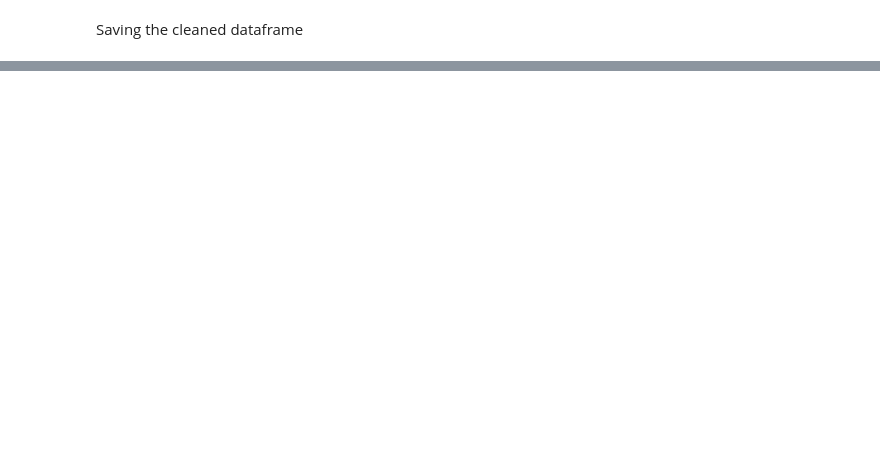
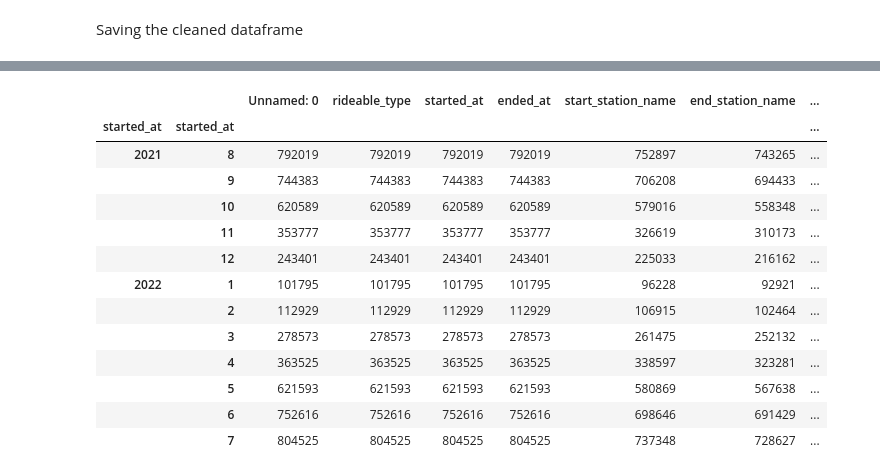
Before and after one commit to AlvaroValdelamar/Google-Data-Capstone-Project, a Jupyter notebook: src/main_script.ipynb, the cells around one changed output, grey strips where cells are left out. Saved outputs shown, nothing was run; the diff lists cells and outputs as text; code cells hidden in the pictures; blank space fills up the shorter version.

```diff
--- a/src/main_script.ipynb
+++ b/src/main_script.ipynb
@@ -542,0 +614,17 @@ It's worth nothing that we were able to identify 282k rows of Start Station name
+# %%
+trips_by_month_year.count()
+# %% [output]
+|  |  | Unnamed: 0 | rideable_type | started_at | ended_at | start_station_name | end_station_name | ... |
+| started_at | started_at |  |  |  |  |  |  | ... |
+| 2021 | 8 | 792019 | 792019 | 792019 | 792019 | 752897 | 743265 | ... |
+|  | 9 | 744383 | 744383 | 744383 | 744383 | 706208 | 694433 | ... |
+|  | 10 | 620589 | 620589 | 620589 | 620589 | 579016 | 558348 | ... |
+|  | 11 | 353777 | 353777 | 353777 | 353777 | 326619 | 310173 | ... |
+|  | 12 | 243401 | 243401 | 243401 | 243401 | 225033 | 216162 | ... |
+| 2022 | 1 | 101795 | 101795 | 101795 | 101795 | 96228 | 92921 | ... |
+|  | 2 | 112929 | 112929 | 112929 | 112929 | 106915 | 102464 | ... |
+|  | 3 | 278573 | 278573 | 278573 | 278573 | 261475 | 252132 | ... |
+|  | 4 | 363525 | 363525 | 363525 | 363525 | 338597 | 323281 | ... |
+|  | 5 | 621593 | 621593 | 621593 | 621593 | 580869 | 567638 | ... |
+|  | 6 | 752616 | 752616 | 752616 | 752616 | 698646 | 691429 | ... |
+|  | 7 | 804525 | 804525 | 804525 | 804525 | 737348 | 728627 | ... |
```
Also changed, not shown: parts of 22 cells of this notebook.
